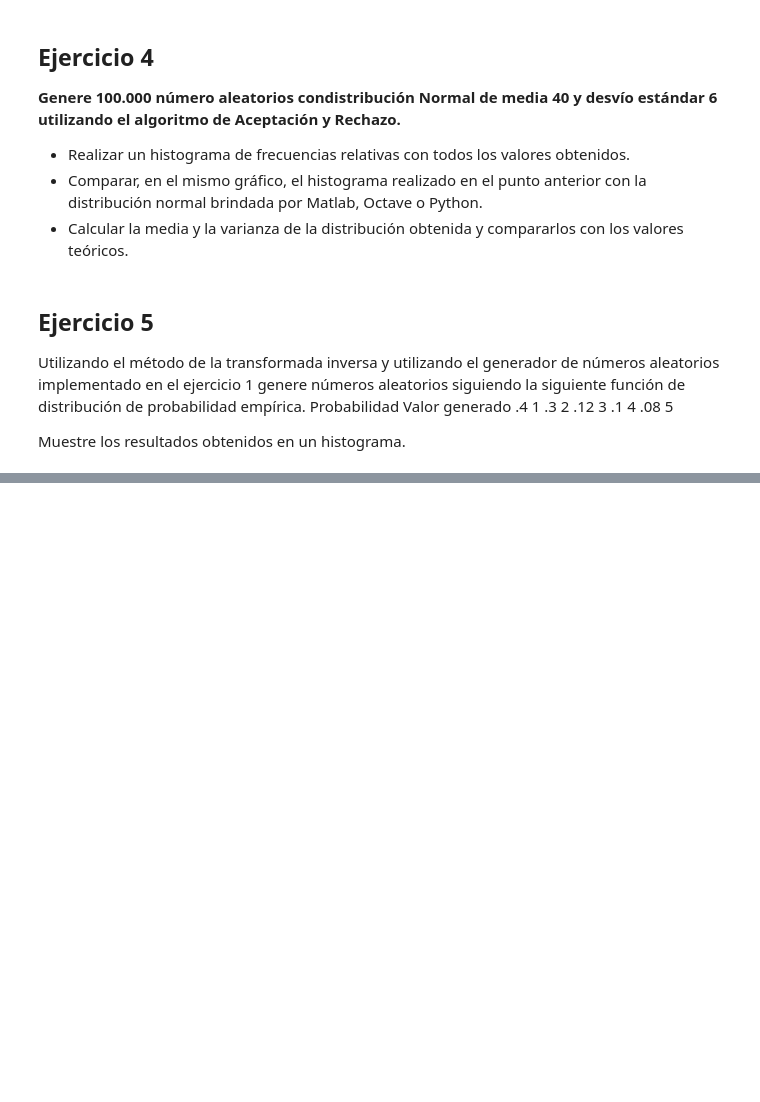
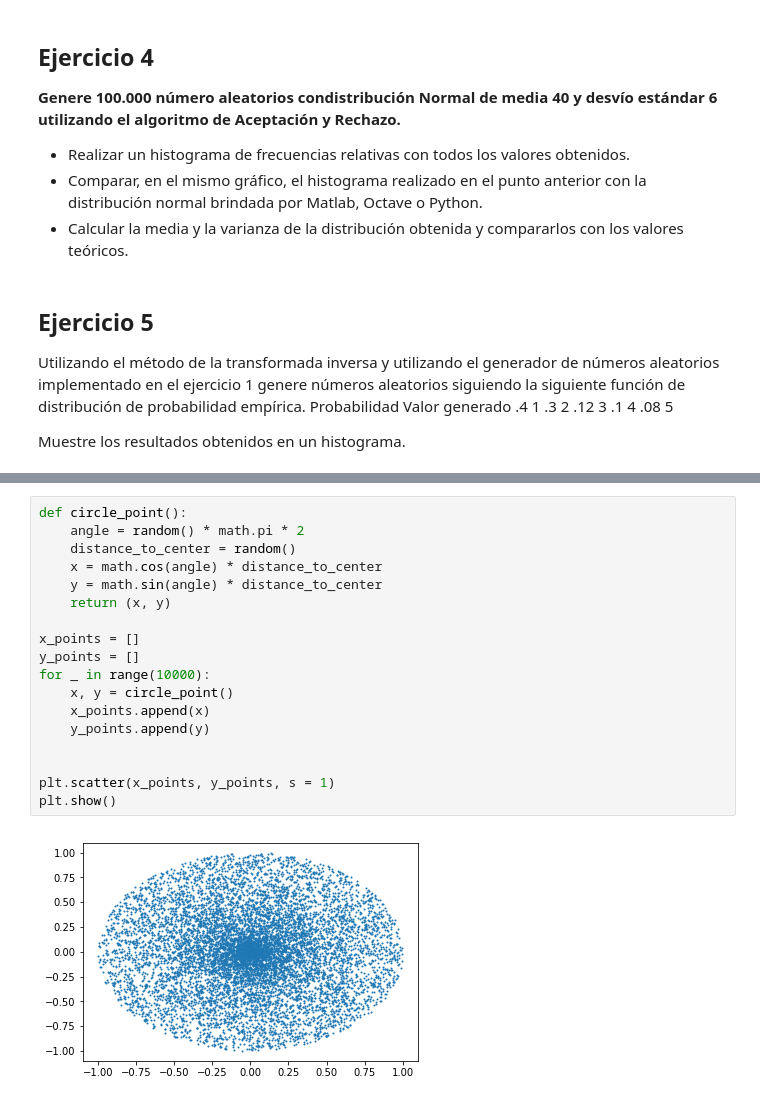
Before and after one commit to tomasaccini/TP1-Simulacion, a Jupyter notebook: TP1.ipynb, the cells around one changed output, grey strips where cells are left out. Saved outputs shown, nothing was run; the diff lists cells and outputs as text; blank space fills up the shorter version.

```diff
--- a/TP1.ipynb
+++ b/TP1.ipynb
@@ -150,0 +146,20 @@ plot_values(discrete_values, 'Discrete histogram plot', 'Values', 'Number of occ
+# %%
+def circle_point():
+    angle = random() * math.pi * 2
+    distance_to_center = random()
+    x = math.cos(angle) * distance_to_center
+    y = math.sin(angle) * distance_to_center
+    return (x, y)
+
+x_points = []
+y_points = []
+for _ in range(10000):
+    x, y = circle_point()
+    x_points.append(x)
+    y_points.append(y)
+
+
+plt.scatter(x_points, y_points, s = 1)
+plt.show()
+# %% [output]
+[figure, added]
```
Also changed, not shown: parts of 6 cells of this notebook.
